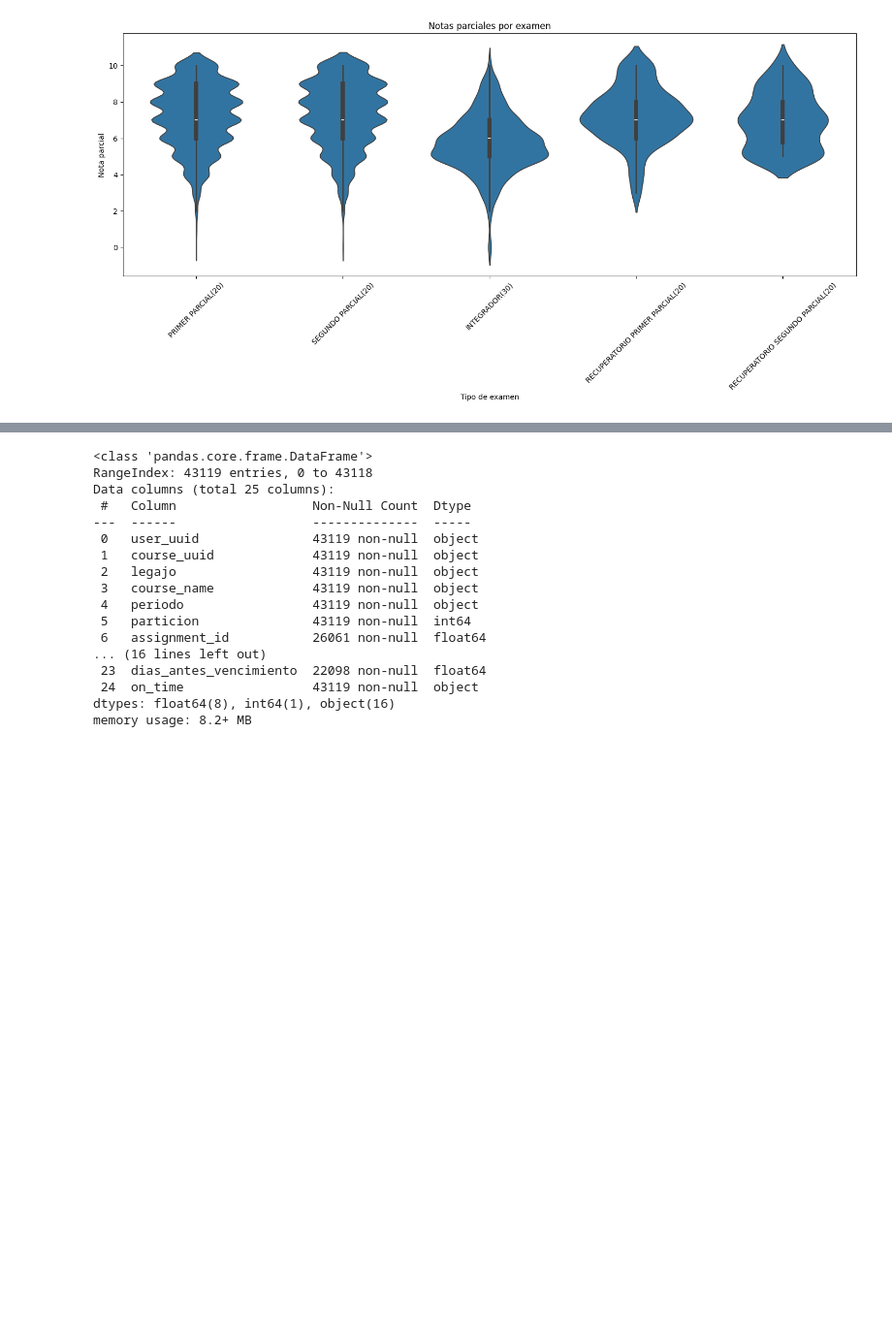
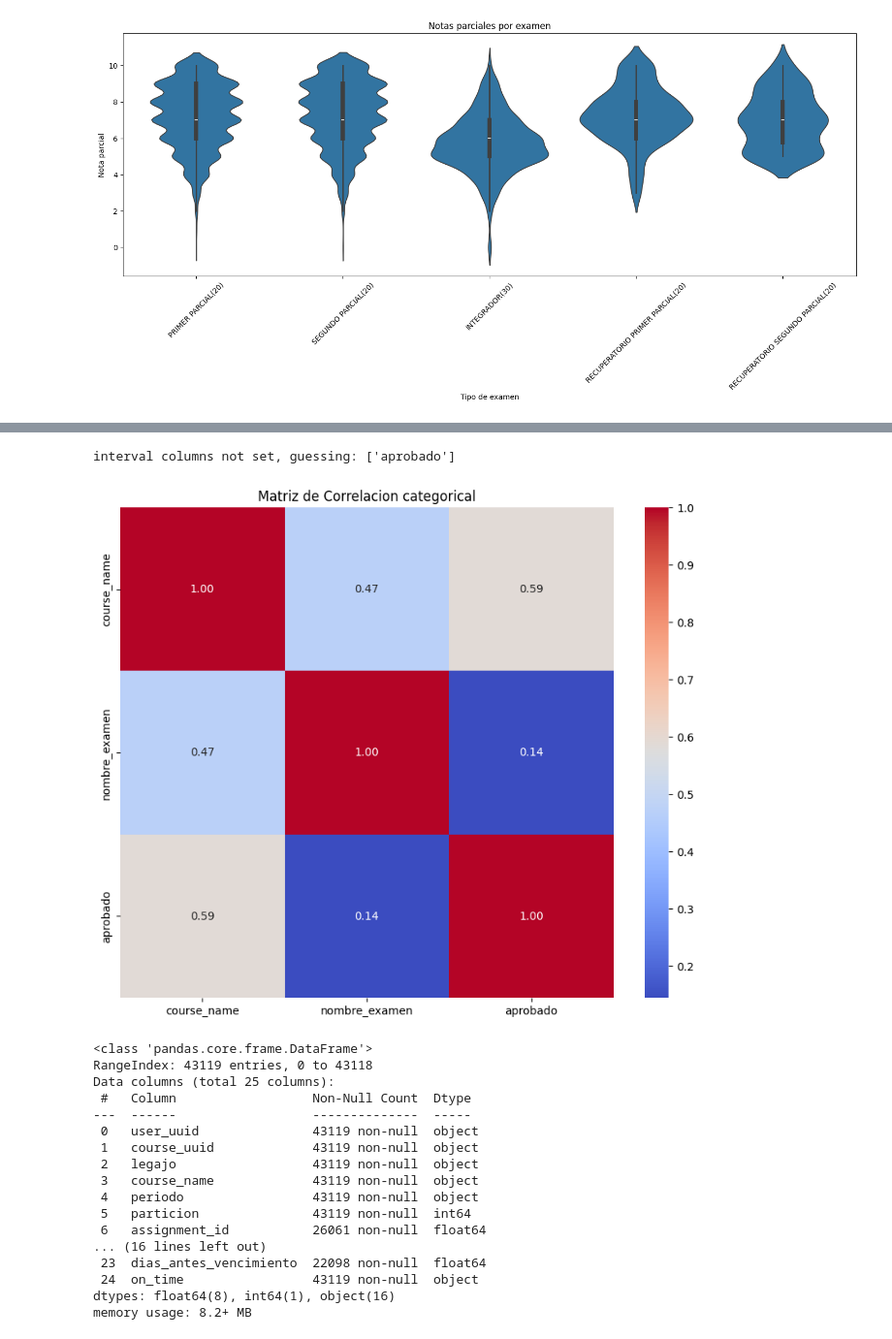
Before and after one commit to tomas-cortez/student_performance, a Jupyter notebook: notebooks/visualizacion.ipynb, the cells around one changed output, grey strips where cells are left out. Shown at 97% size. Cells and saved outputs as stored; diff of their text form; code cells hidden in the pictures; blank space fills up the shorter version.

```diff
--- a/notebooks/visualizacion.ipynb
+++ b/notebooks/visualizacion.ipynb
@@ -89,3 +108,12 @@ plt.show()
+# %%
+correlations_categorical = phik_matrix(df_estudiantes[["course_name","nombre_examen","aprobado"]])
+plt.figure(figsize=(10, 8))
+sns.heatmap(correlations_categorical, annot=True, cmap="coolwarm", fmt=".2f")
+plt.title("Matriz de Correlacion categorical")
+plt.show()
+# %% [output]
+interval columns not set, guessing: ['aprobado']
+[figure, added]
 # %%
 # notas
 
```
Also changed, not shown: parts of 2 cells of this notebook.
